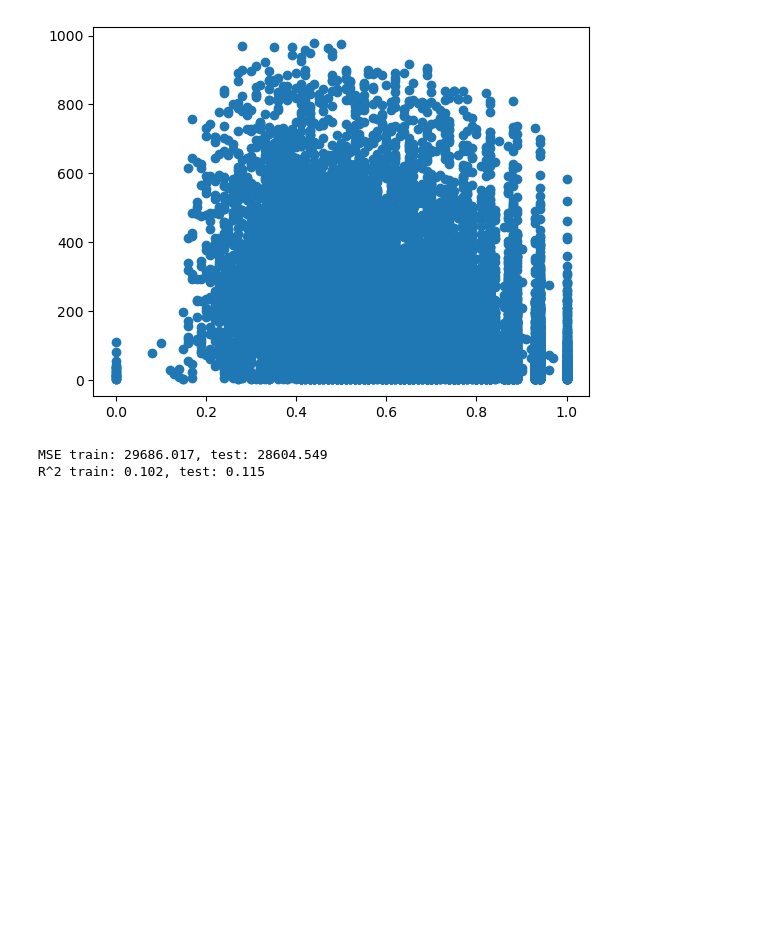
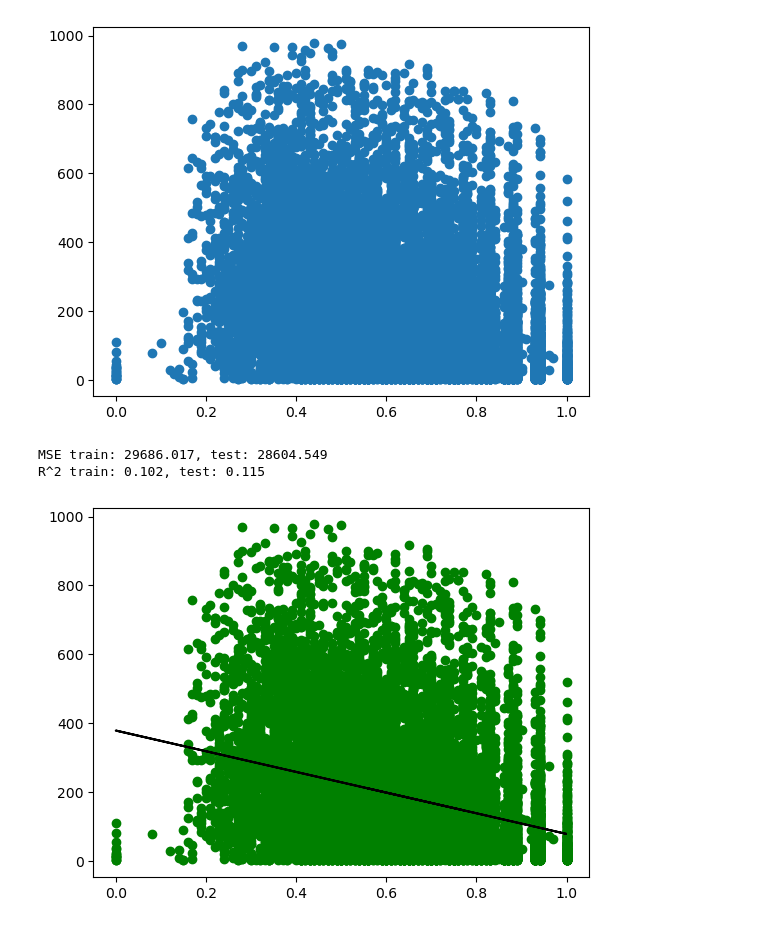
Before and after one commit to cdb8675309/Sprint-1, a Jupyter notebook: P3_S1.ipynb, the cells around one changed output. Cells and saved outputs as stored; diff of their text form; code cells hidden in the pictures; blank space fills up the shorter version.

```diff
--- a/P3_S1.ipynb
+++ b/P3_S1.ipynb
@@ -983,30 +991,35 @@ from sklearn.metrics import r2_score
 from sklearn.metrics import mean_absolute_error, mean_squared_error
 
 
 X = np.array(cabi_hr['hum']).reshape((-1, 1))
 y = cabi_hr['cnt']
 x_train, x_test, y_train, y_test = train_test_split(
     X, y, test_size=0.2, random_state=10)
 
 # Fit a pipeline using Training dataset and related labels
 #
 pipeline = make_pipeline(LinearRegression())
 pipeline.fit(x_train, y_train)
 #
 # Calculate the predicted value for training and test dataset
 #
 y_train_pred = pipeline.predict(x_train)
 y_test_pred = pipeline.predict(x_test)
 #
 # Mean Squared Error
 #
 print('MSE train: %.3f, test: %.3f' % (mean_squared_error(
     y_train, y_train_pred), mean_squared_error(y_test, y_test_pred)))
 #
 # R-Squared
 #
 print('R^2 train: %.3f, test: %.3f' %
       (r2_score(y_train, y_train_pred), r2_score(y_test, y_test_pred)))
+plt.scatter(x_train, y_train,color='g')
+plt.plot(x_test, y_test_pred,color='k')
+
+plt.show()
 # %% [output]
 MSE train: 29686.017, test: 28604.549
 R^2 train: 0.102, test: 0.115
+[figure, added]
```
Also changed, not shown: parts of 7 cells of this notebook.
